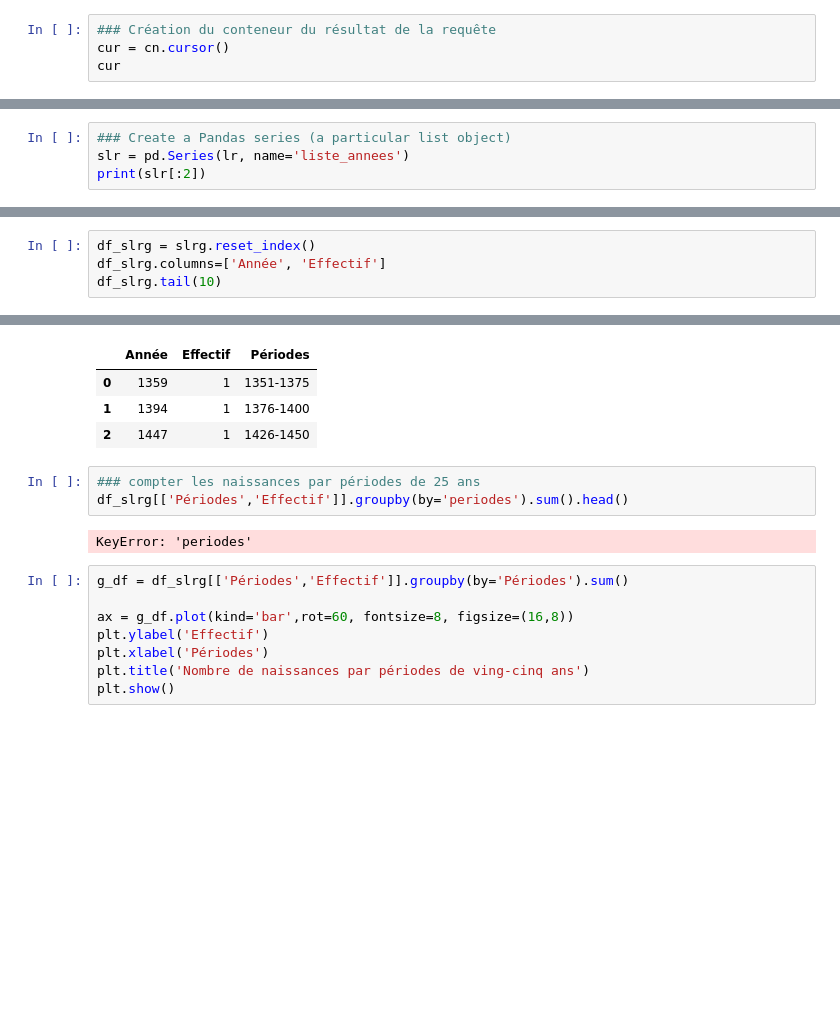
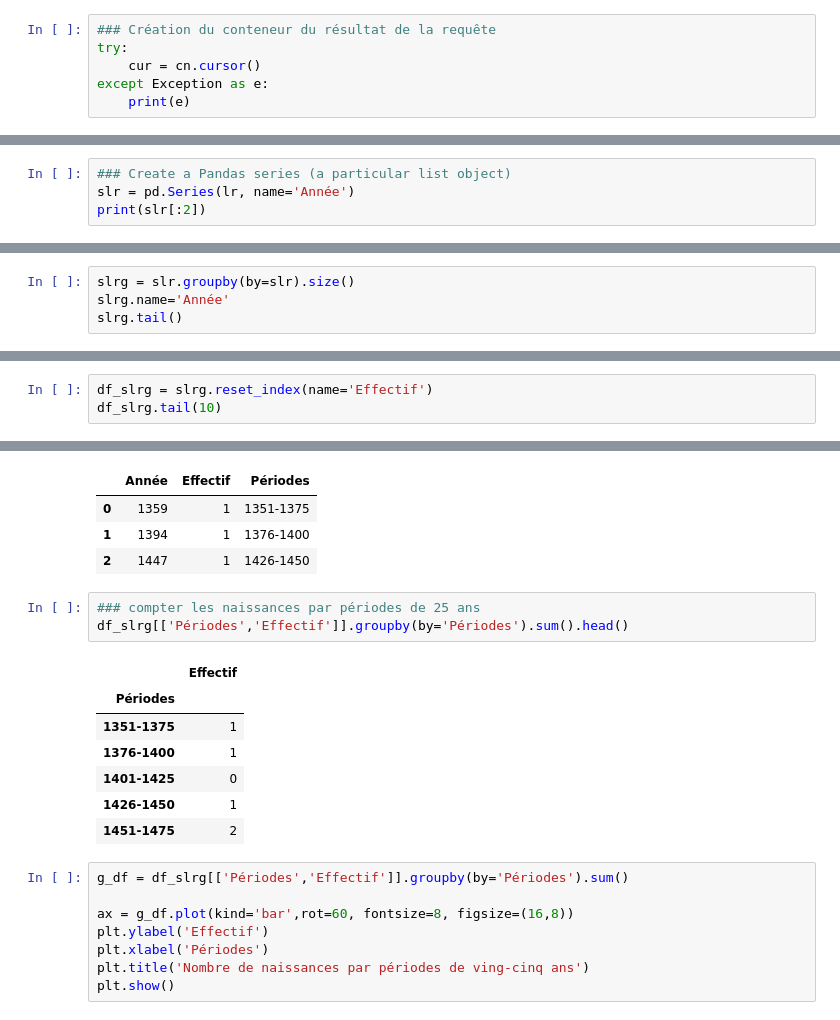
Before and after one commit to Chiodo53/astronomers, a Jupyter notebook: notebooks_jupyter/dbpedia_exploration/dbp_annees_de_naissance_exploration.ipynb, the cells around one changed output, grey strips where cells are left out. Drawn from its saved outputs; the diff is of its cells as text; blank space fills up the shorter version.

Commit message:
Correction name années dans reset index

```diff
--- a/notebooks_jupyter/dbpedia_exploration/dbp_annees_de_naissance_exploration.ipynb
+++ b/notebooks_jupyter/dbpedia_exploration/dbp_annees_de_naissance_exploration.ipynb
@@ -32,5 +33,7 @@ order by birth_year
 """
 # %%
 ### Création du conteneur du résultat de la requête
-cur = cn.cursor()
-cur
+try:
+    cur = cn.cursor()
+except Exception as e:
+    print(e)
@@ -151,7 +152,7 @@ print(lr[:5])
 [1359, 1394, 1447, 1453, 1470]
 # %%
 ### Create a Pandas series (a particular list object)
-slr = pd.Series(lr, name='liste_annees')
+slr = pd.Series(lr, name='Année')
 print(slr[:2])
 # %% [output]
 0    1359
@@ -159,0 +161,4 @@ Name: liste_annees, dtype: int64
+# %%
+slrg = slr.groupby(by=slr).size()
+slrg.name='Année'
+slrg.tail()
@@ -284,6 +278,5 @@ Name: liste_annees, Length: 227, dtype: int64
 # %%
-df_slrg = slrg.reset_index()
-df_slrg.columns=['Année', 'Effectif']
+df_slrg = slrg.reset_index(name='Effectif')
 df_slrg.tail(10)
 # %% [output]
 |  | Année | Effectif |
@@ -325,9 +318,15 @@ df_slrg.head(3)
 | 2 | 1447 | 1 | 1426-1450 |
 # %%
 ### compter les naissances par périodes de 25 ans
-df_slrg[['Périodes','Effectif']].groupby(by='periodes').sum().head()
+df_slrg[['Périodes','Effectif']].groupby(by='Périodes').sum().head()
 # %% [output]
-KeyError: 'periodes'
+|  | Effectif |
+| Périodes |  |
+| 1351-1375 | 1 |
+| 1376-1400 | 1 |
+| 1401-1425 | 0 |
+| 1426-1450 | 1 |
+| 1451-1475 | 2 |
 # %%
 g_df = df_slrg[['Périodes','Effectif']].groupby(by='Périodes').sum()
 
```
Also changed, not shown: parts of 8 cells of this notebook, 1 other file.
